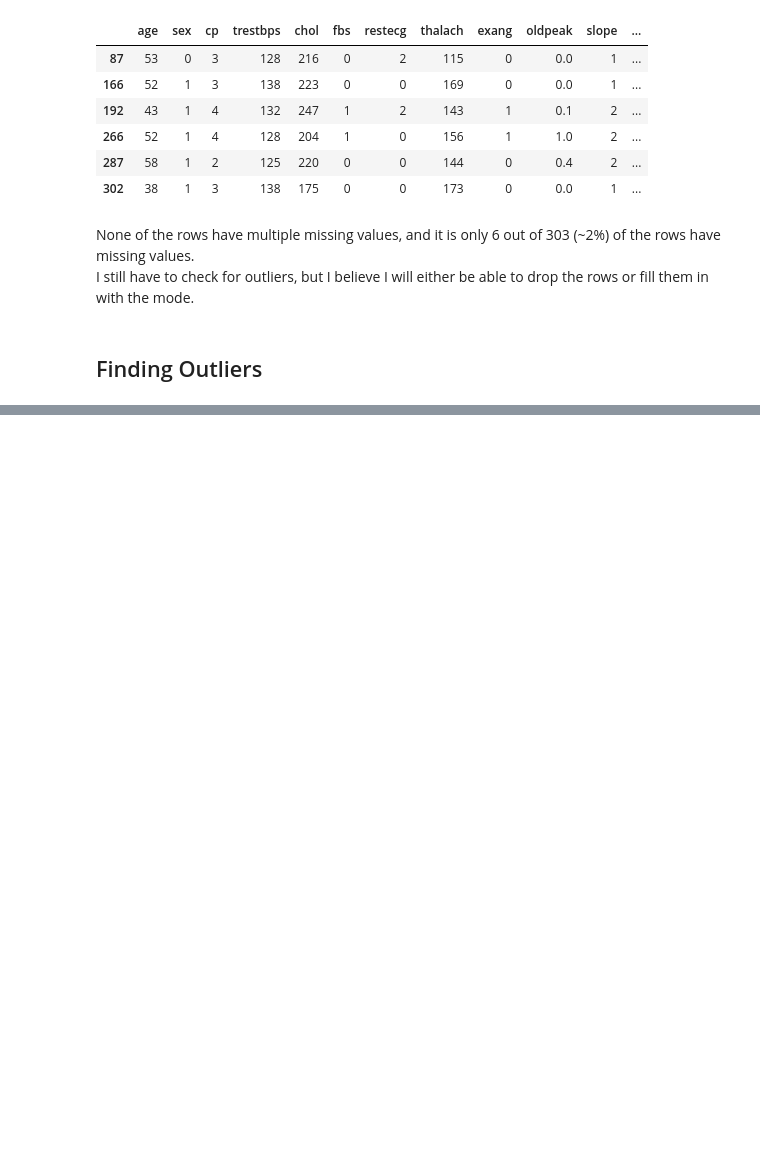
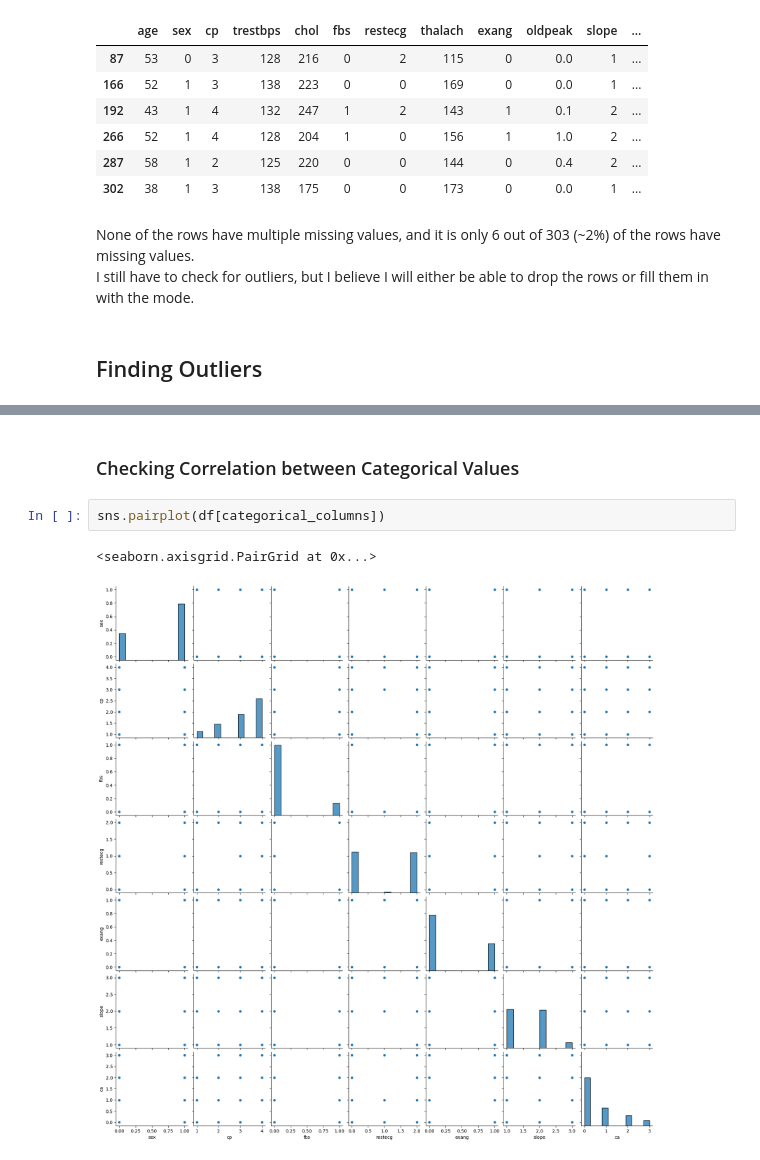
Before and after one commit to luis-jmtz/Heart_Disease_ML_Model_Comparison, a Jupyter notebook: data_cleaning_and_eda.ipynb, the cells around one changed output, grey strips where cells are left out. Saved outputs shown, nothing was run; the diff lists cells and outputs as text; blank space fills up the shorter version.

```diff
--- a/data_cleaning_and_eda.ipynb
+++ b/data_cleaning_and_eda.ipynb
@@ -216,0 +276,7 @@ My initial guess is that all of the outliers correlate to the presence of heat d
+# %% [markdown]
+### Checking Correlation between Categorical Values
+# %%
+sns.pairplot(df[categorical_columns])
+# %% [output]
+<seaborn.axisgrid.PairGrid at 0x...>
+[figure, added]
```
Also changed, not shown: parts of 11 cells of this notebook.
